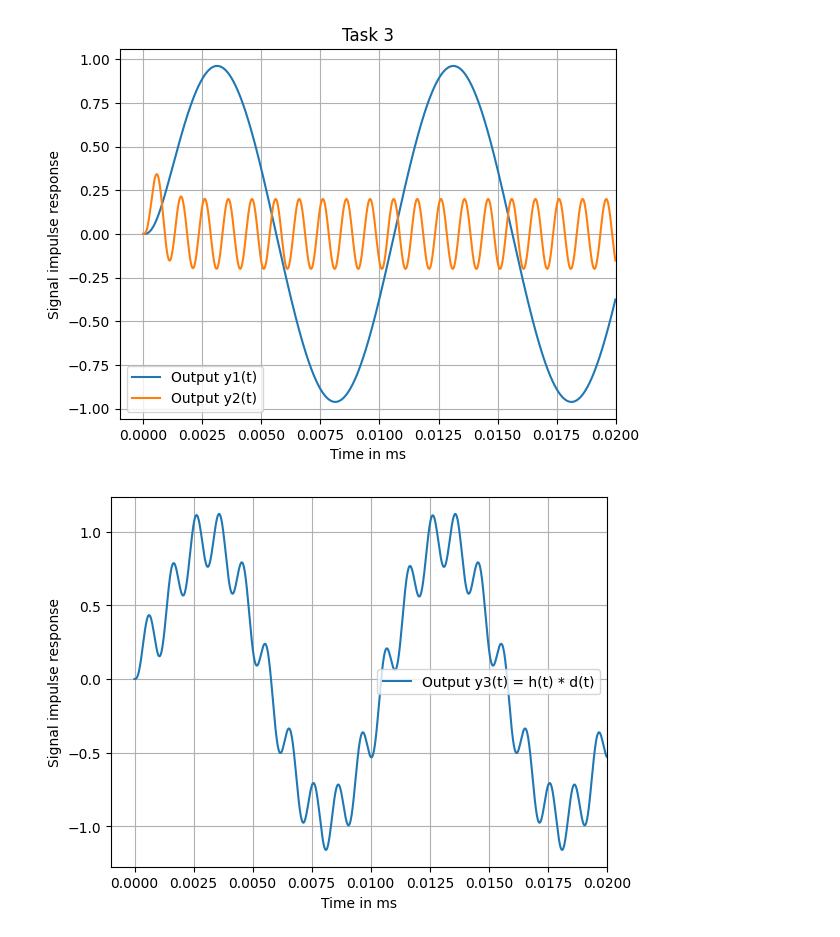
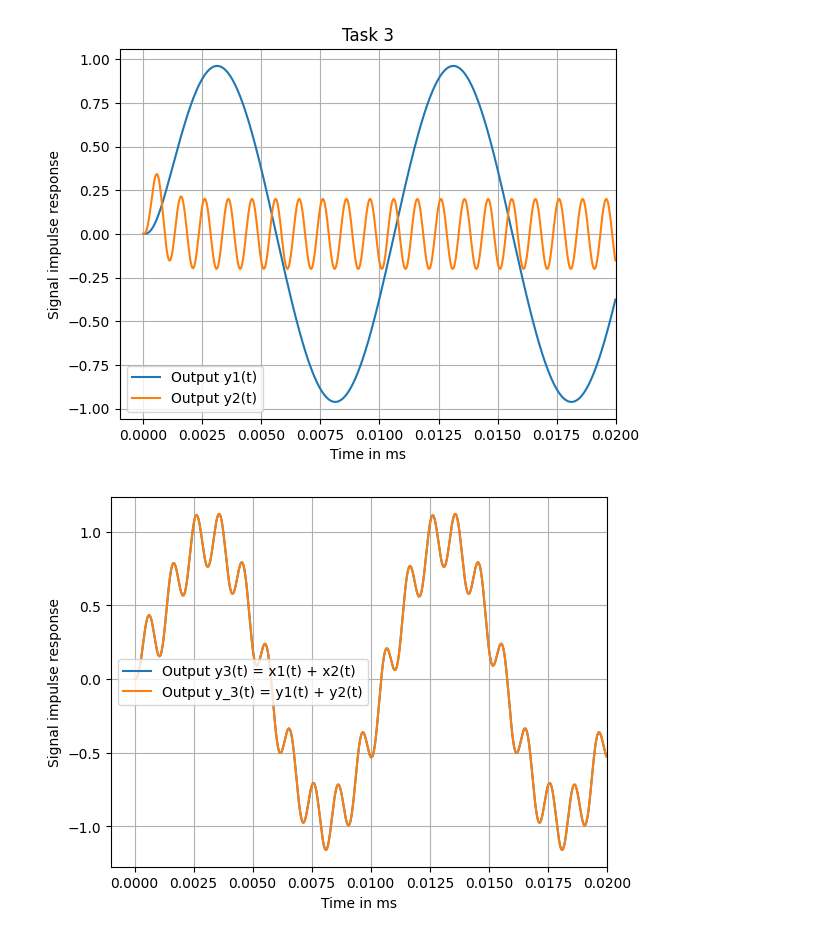
Before and after one commit to hannahpettersson/sigtrans, a Jupyter notebook: Assignment 1/Assignment1.ipynb, the cells around one changed output. Cells and saved outputs as stored; diff of their text form; code cells hidden in the pictures.

```diff
--- a/Assignment 1/Assignment1.ipynb
+++ b/Assignment 1/Assignment1.ipynb
@@ -103,6 +103,12 @@ from scipy import signal
 import sounddevice as sd
 
 # TASK 3
+freq_array = np.array([((two_pi * t) / T1),
+                        two_pi * f2 * t])
+
+x1 = np.sin(freq_array[0])                  # Sine signal 1, f = 1 / T1
+x2 = np.sin(freq_array[1])                  # Sine signal 2
+
 x = [x1, x2]
 
 def integral(x):
@@ -144,32 +150,54 @@ The time where impulse response h(t) peaks: 0.00032
 # %%
 import numpy as np
 import matplotlib.pyplot as plt
 from scipy import signal
 import sounddevice as sd
 
 freq_array = np.array([((two_pi * t) / T1),
                         two_pi * f2 * t])
 
 x1 = np.sin(freq_array[0])                  # Sine signal 1, f = 1 / T1
 x2 = np.sin(freq_array[1])                  # Sine signal 2
 
+x = [x1, x2]
+
+def integral(x):
+    x1, x2 = x
+    y1 = increment * signal.convolve(x1, impulse_response, method= 'direct')
+    y2 = increment * signal.convolve(x2, impulse_response, method= 'direct')
+    return y1,y2
+
+y1, y2 = integral(x)
+
+# Python slicing
+start = int(start2 / increment)
+stop = int(start + d.shape[0])
+y1 = y1[start:stop]
+y2 = y2[start:stop]
+
+y1 = y1[0:x1.shape[0]]
+y2 = y2[0:x2.shape[0]]
+
+y_3 = y1 + y2
+
 x3 = x1 + x2
 
 y3 = increment * signal.convolve(x3, impulse_response, method= 'direct')
 
 start = int(start2 / increment)
 stop = int(start + d.shape[0])
 
 y3 = y3[start:stop]
 y3 = y3[0:x3.shape[0]]
 
 fig, ax = plt.subplots()
-ax.plot(t2, y3, label='Output y3(t) = h(t) * d(t)')
+ax.plot(t2, y3, label='Output y3(t) = x1(t) + x2(t)')
+ax.plot(t2, y_3, label='Output y_3(t) = y1(t) + y2(t)')
 ax.legend()
 ax.set_ylabel("Signal impulse response")
 ax.set_xlabel("Time in ms")
 ax.set_xlim(-0.001, t2_interval[1])
 ax.grid()
 fig.savefig('sine_assignment4.png')
 # %% [output]
-[figure, old version]
+[figure, new version]
```
Also changed, not shown: 2 other files.
